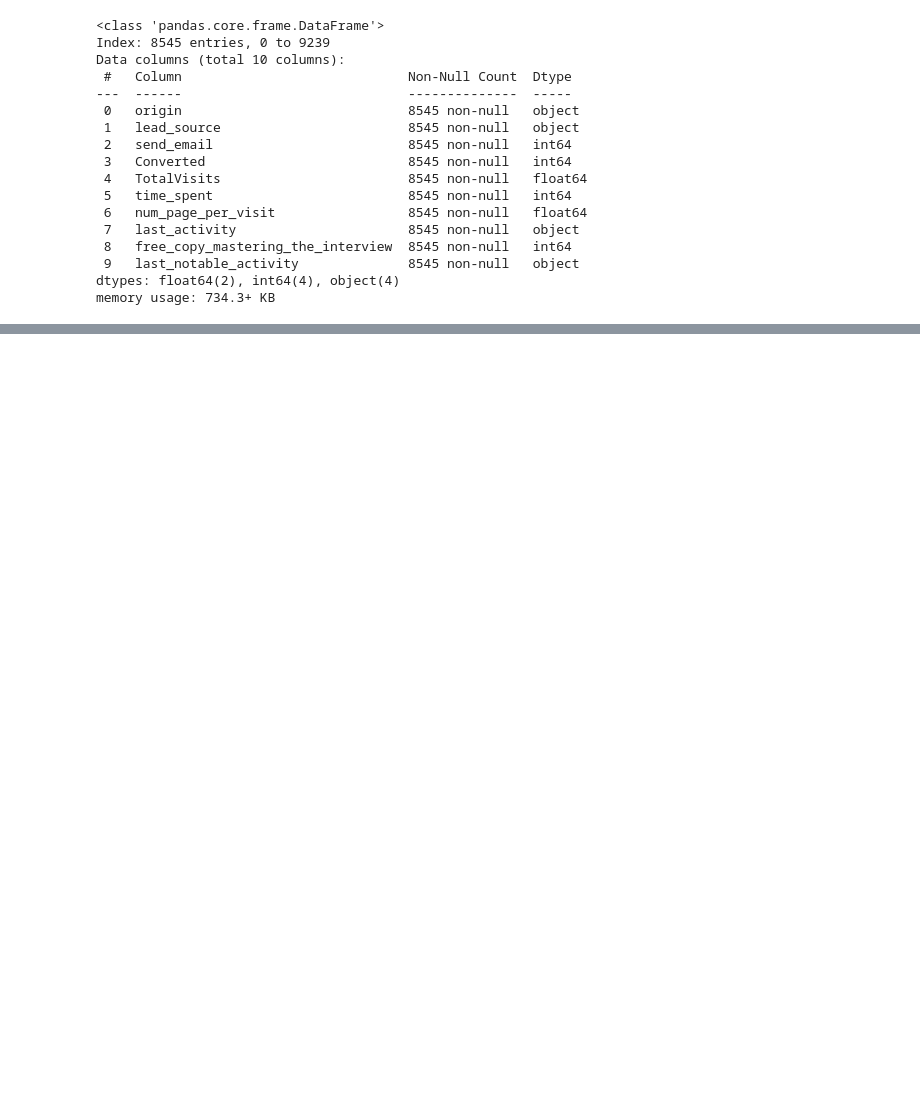
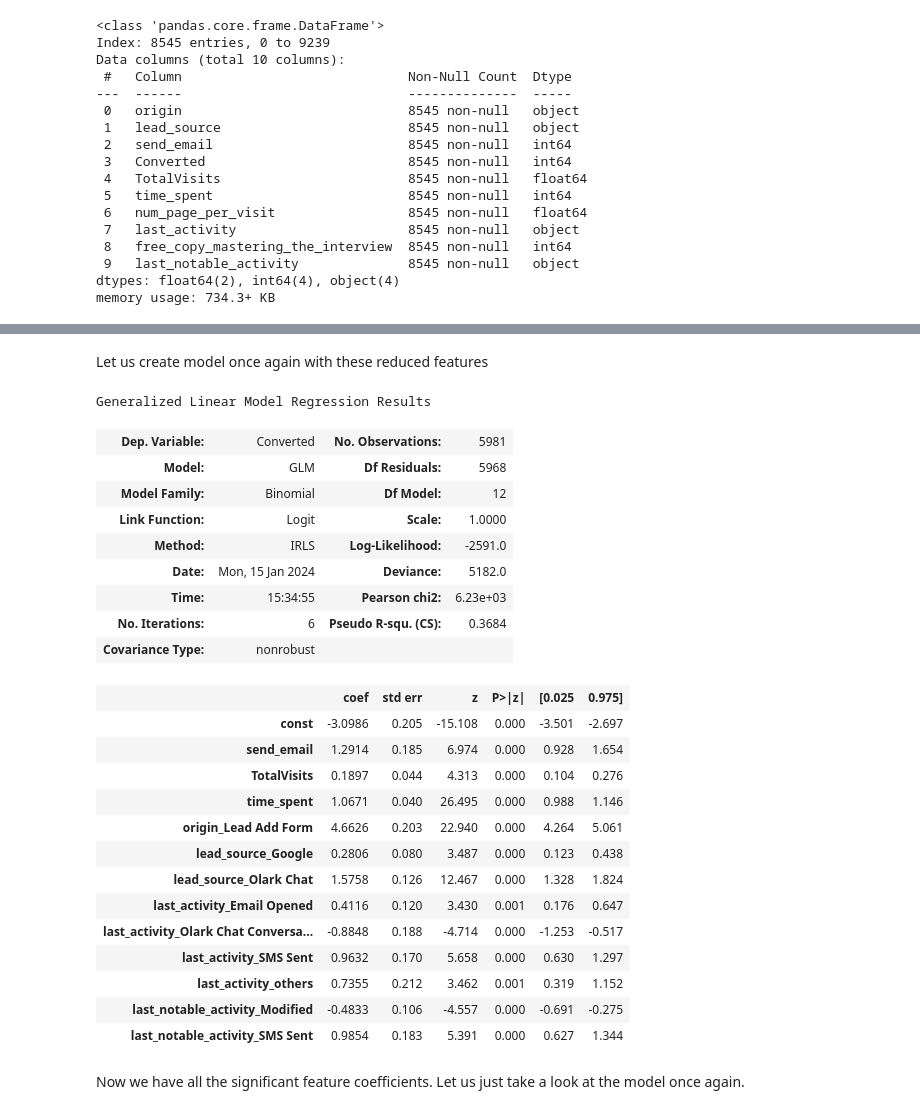
Before and after one commit to keshavRaj/LeadScoringCaseStudy, a Jupyter notebook: Lead Scoring Assignment/Lead+Case+Study.ipynb, the cells around one changed output, grey strips where cells are left out. Drawn from its saved outputs; the diff is of its cells as text; code cells hidden in the pictures; blank space fills up the shorter version.

```diff
--- a/Lead Scoring Assignment/Lead+Case+Study.ipynb
+++ b/Lead Scoring Assignment/Lead+Case+Study.ipynb
@@ -1982,0 +2076,6 @@ X_train_post_rfe.shape
+# %%
+insignificant_features = ["origin_other",
+                         "lead_source_Reference",
+                         "lead_source_others"]
+X_train_drop_insignificant = X_train_post_rfe.drop(columns = insignificant_features, axis = 1)
+X_test_drop_insignificant = X_test_post_rfe.drop(columns = insignificant_features, axis = 1)
@@ -1982,0 +2100,39 @@ X_train_post_rfe.shape
+# %% [markdown]
+Let us create model once again with these reduced features
+# %%
+def get_logistic_model(x, y):
+    X_train_sm = sm.add_constant(x)
+    logmodel = sm.GLM(y, X_train_sm, family = sm.families.Binomial())
+    res = logmodel.fit()
+    y_pred = res.predict(X_train_sm)
+    return (res, y_pred)
+# %%
+logmodel, y_pred = get_logistic_model(X_train_drop_insignificant, y_train)
+logmodel.summary()
+# %% [output]
+Generalized Linear Model Regression Results
+| Dep. Variable: | Converted | No. Observations: | 5981 |
+| Model: | GLM | Df Residuals: | 5968 |
+| Model Family: | Binomial | Df Model: | 12 |
+| Link Function: | Logit | Scale: | 1.0000 |
+| Method: | IRLS | Log-Likelihood: | -2591.0 |
+| Date: | Mon, 15 Jan 2024 | Deviance: | 5182.0 |
+| Time: | 15:34:55 | Pearson chi2: | 6.23e+03 |
+| No. Iterations: | 6 | Pseudo R-squ. (CS): | 0.3684 |
+| Covariance Type: | nonrobust |  |  |
+|  | coef | std err | z | P>|z| | [0.025 | 0.975] |
+| const | -3.0986 | 0.205 | -15.108 | 0.000 | -3.501 | -2.697 |
+| send_email | 1.2914 | 0.185 | 6.974 | 0.000 | 0.928 | 1.654 |
+| TotalVisits | 0.1897 | 0.044 | 4.313 | 0.000 | 0.104 | 0.276 |
+| time_spent | 1.0671 | 0.040 | 26.495 | 0.000 | 0.988 | 1.146 |
+| origin_Lead Add Form | 4.6626 | 0.203 | 22.940 | 0.000 | 4.264 | 5.061 |
+| lead_source_Google | 0.2806 | 0.080 | 3.487 | 0.000 | 0.123 | 0.438 |
+| lead_source_Olark Chat | 1.5758 | 0.126 | 12.467 | 0.000 | 1.328 | 1.824 |
+| last_activity_Email Opened | 0.4116 | 0.120 | 3.430 | 0.001 | 0.176 | 0.647 |
+| last_activity_Olark Chat Conversa... | -0.8848 | 0.188 | -4.714 | 0.000 | -1.253 | -0.517 |
+| last_activity_SMS Sent | 0.9632 | 0.170 | 5.658 | 0.000 | 0.630 | 1.297 |
+| last_activity_others | 0.7355 | 0.212 | 3.462 | 0.001 | 0.319 | 1.152 |
+| last_notable_activity_Modified | -0.4833 | 0.106 | -4.557 | 0.000 | -0.691 | -0.275 |
+| last_notable_activity_SMS Sent | 0.9854 | 0.183 | 5.391 | 0.000 | 0.627 | 1.344 |
+# %% [markdown]
+Now we have all the significant feature coefficients. Let us just take a look at the model once again.
```
Also changed, not shown: parts of 82 cells of this notebook.
